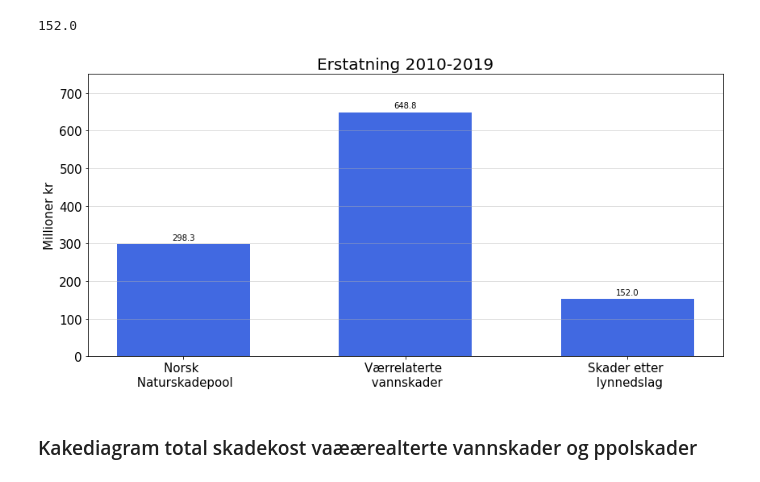
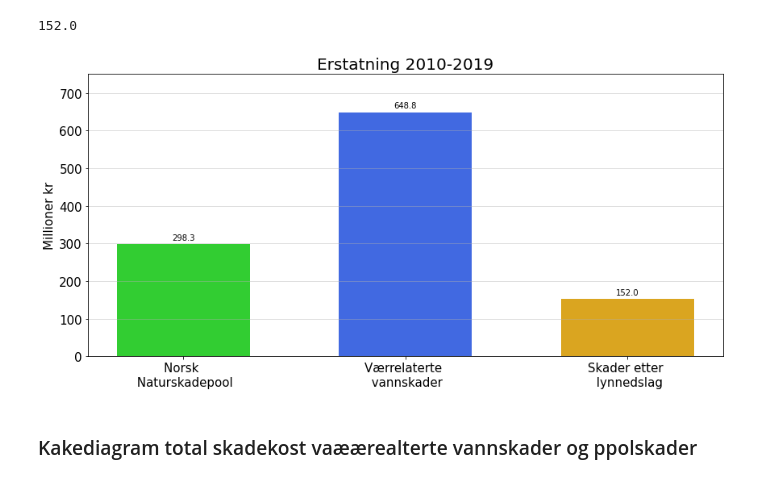
Before and after one commit to eirikngard/Eika, a Jupyter notebook: Eika_vs_FNO.ipynb, the cells around one changed output. Cells and saved outputs as stored; diff of their text form; code cells hidden in the pictures.

```diff
--- a/Eika_vs_FNO.ipynb
+++ b/Eika_vs_FNO.ipynb
@@ -50,36 +50,37 @@ lyn
 # %%
 labels = ['Norsk \n Naturskadepool','Værrelaterte \n vannskader', 'Skader etter \n lynnedslag']
 data = [sum_pool,sum_vær, lyn]
+colo = ['limegreen','royalblue','goldenrod']
 
 x = np.arange(len(labels))  # the label locations
 width = .60  # the width of the bars
 
 fig, ax = plt.subplots(figsize = (12,6))
-bar1 = ax.bar(x, data, width, color='royalblue')
+bar1 = ax.bar(x, data, width, color=colo)
 
 # Add some text for labels, title and custom x-axis tick labels, etc.
 ax.set_ylabel('Millioner kr', size=labelsize)
 ax.set_title('Erstatning 2010-2019',size=titelsize)
 ax.set_xticks(x)
 ax.set_xticklabels(labels)
 ax.set_ylim(0,750)
 ax.grid(axis='y',alpha=0.5)
 ax.tick_params(axis = 'both', which = 'major', labelsize = labelsize)
 
 def autolabel(rects):
     """Attach a text label above each bar in *rects*, displaying its height."""
     for rect in rects:
         height = rect.get_height()
         ax.annotate('{}'.format(height),
                     xy=(rect.get_x() + rect.get_width() / 2, height),
                     xytext=(0, 3),  # 3 points vertical offset
                     textcoords="offset points",
                     ha='center', va='bottom')
 autolabel(bar1)
 fig.tight_layout()
 plt.show()
 # %% [output]
-[figure, old version]
+[figure, new version]
 # %% [markdown]
 ### Kakediagram total skadekost vaæærealterte vannskader og ppolskader
 # %% [markdown]
```
Also changed, not shown: parts of 22 cells of this notebook.
